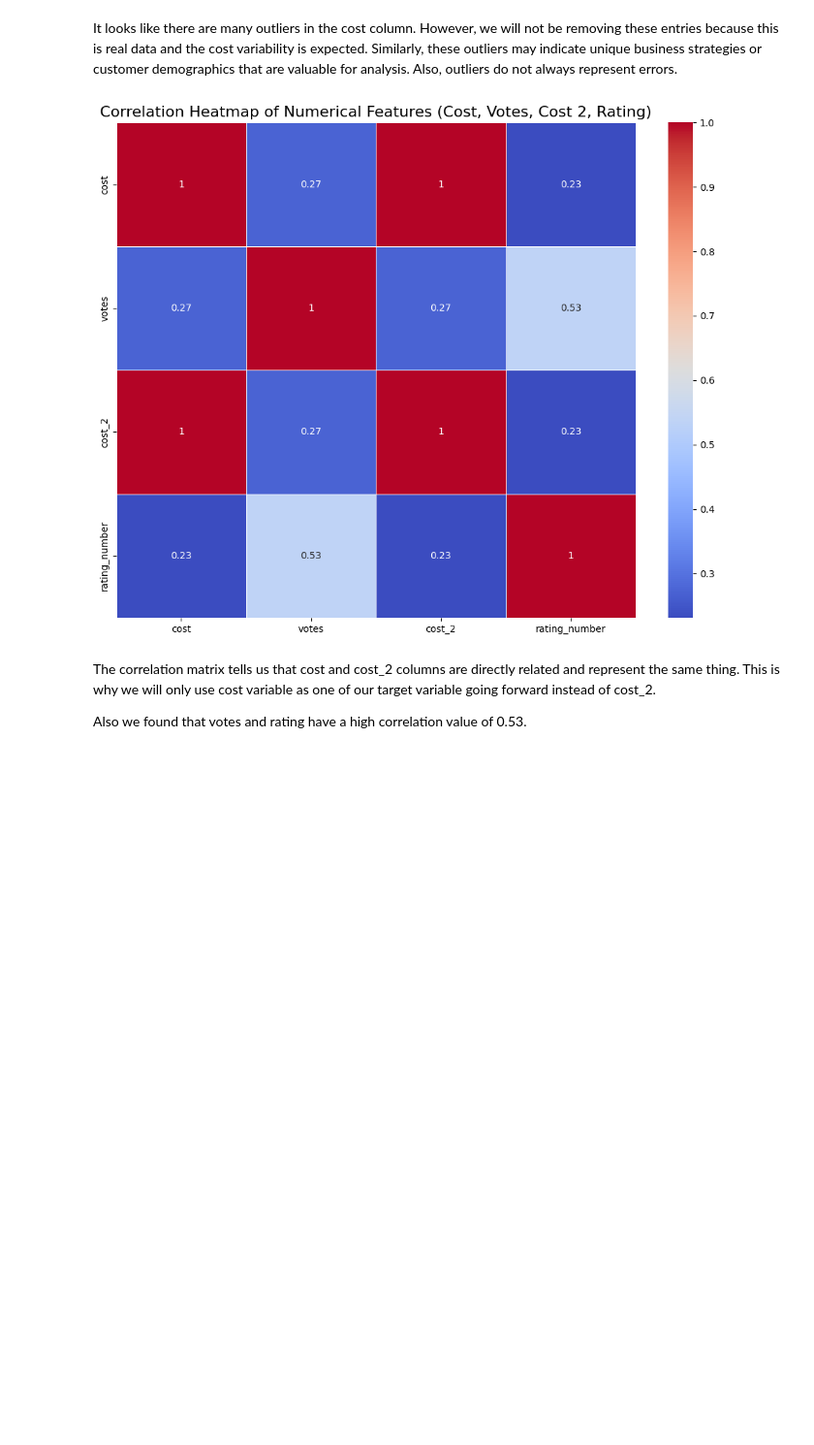
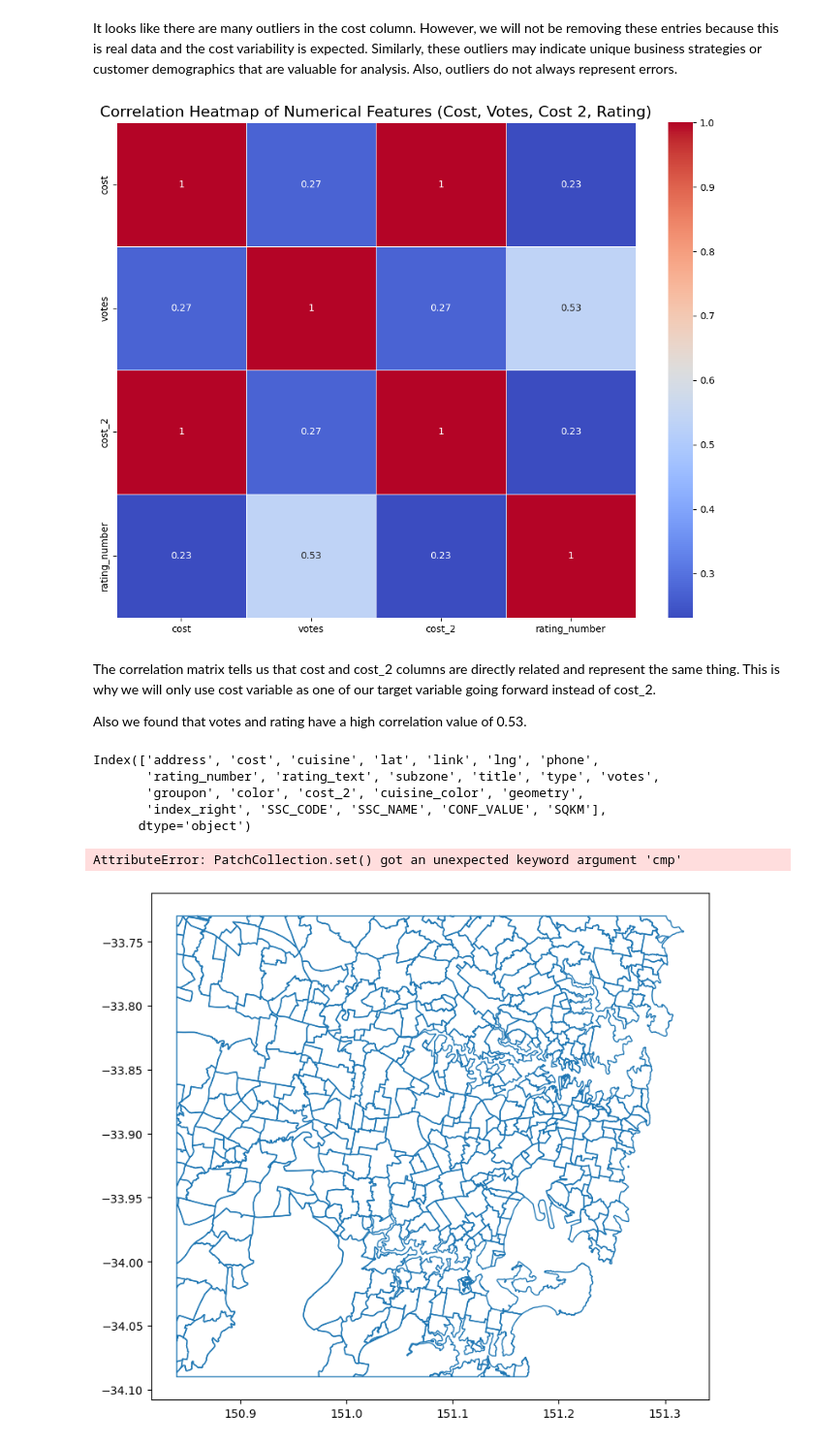
Before and after one commit to alleyshairu/dcts, a Jupyter notebook: main.ipynb, the cells around one changed output. Shown: that part at 97% size. Saved outputs shown, nothing was run; the diff lists cells and outputs as text; code cells hidden in the pictures; blank space fills up the shorter version.

Commit message:
density graph

```diff
--- a/main.ipynb
+++ b/main.ipynb
@@ -38,6 +41,7 @@ from sklearn.preprocessing import OneHotEncoder
 #### 3. Loading Datasets: Reading The Zomato Dataframe
 # %%
 zomato_df = pd.read_csv("./data/zomato_df_final_data.csv")
+sydney_geo = gpd.read_file('./data/sydney.geojson')
 # %% [markdown]
 #### 4. Data Inspection: Zomato Dataset
 
@@ -268,3 +272,50 @@ plt.show()
 The correlation matrix tells us that cost and cost_2 columns are directly related and represent the same thing. This is why we will only use cost variable as one of our target variable going forward instead of cost_2.
 
 Also we found that votes and rating have a high correlation value of 0.53.
+# %%
+def cuisine_density_map(restaurant_data, sydney_geo, cuisine_type):
+    """
+    Generates a cuisine density map color-coded by the number of restaurants serving the specified cuisine.
+
+    :param restaurant_data: Pandas DataFrame containing restaurant data with columns ['lat', 'lng', 'cuisine', 'suburb']
+    :param cuisine_type: The type of cuisine to filter by (e.g., 'Italian', 'Chinese')
+    """
+
+    filtered_restaurants = restaurant_data[restaurant_data['cuisine'].apply(lambda x: cuisine_type in x)]
+
+    # Convert the restaurant data into a GeoDataFrame using lat/lng as the geometry
+    gdf_restaurants = gpd.GeoDataFrame(filtered_restaurants,
+                                       geometry=gpd.points_from_xy(filtered_restaurants['lng'], filtered_restaurants['lat']),
+                                       crs="EPSG:4326")
+
+    # Perform a spatial join to find which suburb each restaurant is located in
+    restaurants_in_suburbs = gpd.sjoin(gdf_restaurants, sydney_geo, how="inner", predicate='within')
+
+    print(restaurants_in_suburbs.columns)
+    # Count the number of restaurants in each suburb for the selected cuisine
+    suburb_density = restaurants_in_suburbs.groupby('SSC_NAME').size().reset_index(name='restaurant_count')
+
+    # Merge the density data with the geojson file based on SSC_NAME (suburb name)
+    sydney_geo = sydney_geo.merge(suburb_density, how='left', left_on='SSC_NAME', right_on='SSC_NAME')
+
+    # Plot the map
+    fig, ax = plt.subplots(1, 1, figsize=(12, 8))
+    sydney_geo.boundary.plot(ax=ax, linewidth=1)
+    sydney_geo.plot(column='restaurant_count', ax=ax, legend=True, cmap='OrRd', edgecolor='black')
+
+    # Add title and labels
+    plt.title(f'Restaurant Density for {cuisine_type} Cuisine in Sydney', fontsize=16)
+    plt.xlabel('Longitude', fontsize=12)
+    plt.ylabel('Latitude', fontsize=12)
+
+    plt.show()
+
+cuisine_density_map(zomato_df, sydney_geo, 'Chinese')
+# %% [output]
+Index(['address', 'cost', 'cuisine', 'lat', 'link', 'lng', 'phone',
+       'rating_number', 'rating_text', 'subzone', 'title', 'type', 'votes',
+       'groupon', 'color', 'cost_2', 'cuisine_color', 'geometry',
+       'index_right', 'SSC_CODE', 'SSC_NAME', 'CONF_VALUE', 'SQKM'],
+      dtype='object')
+AttributeError: PatchCollection.set() got an unexpected keyword argument 'cmp'
+[figure, added]
```
Also changed, not shown: parts of 2 cells of this notebook.
